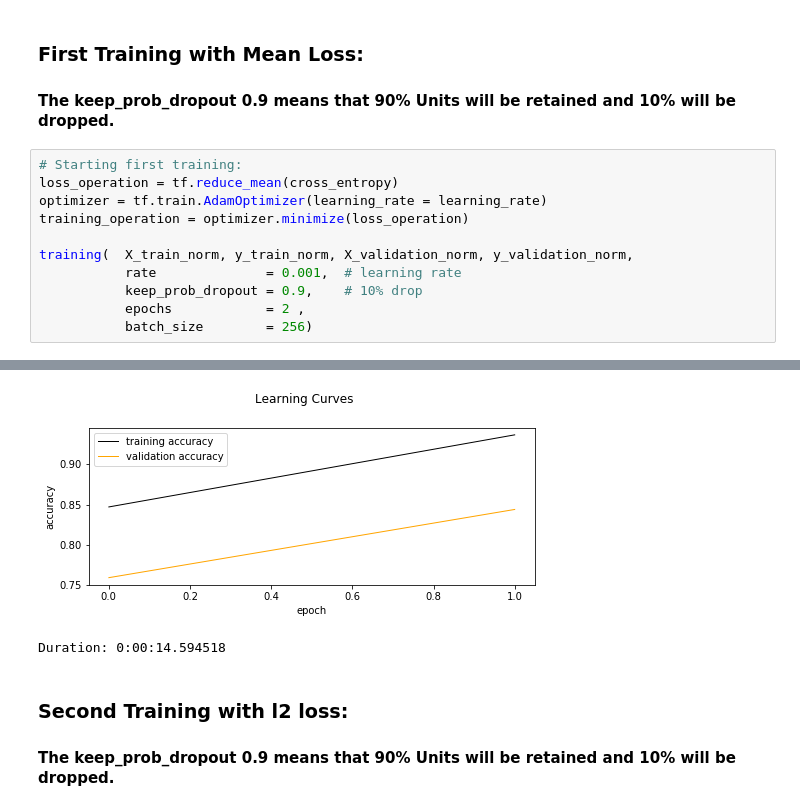
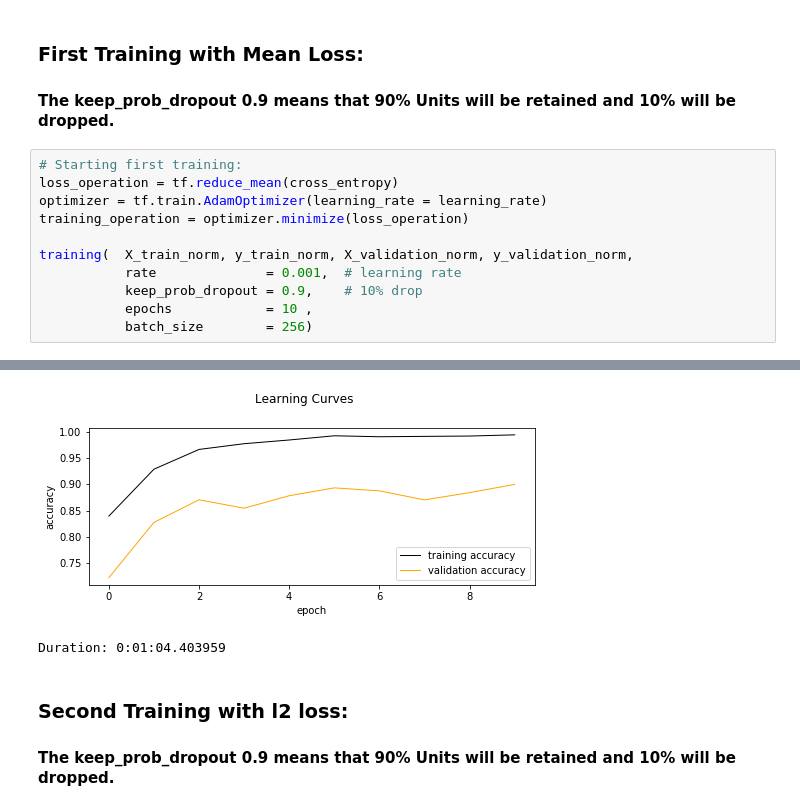
Before and after one commit to cristianku/CarND-Traffic-Sign-Classifier-Project, a Jupyter notebook: Traffic_Sign_Classifier.ipynb, the cells around one changed output, grey strips where cells are left out. Cells and saved outputs as stored; diff of their text form.

```diff
--- a/Traffic_Sign_Classifier.ipynb
+++ b/Traffic_Sign_Classifier.ipynb
@@ -461,7 +462,7 @@ training_operation = optimizer.minimize(loss_operation)
 training(  X_train_norm, y_train_norm, X_validation_norm, y_validation_norm,
            rate              = 0.001,  # learning rate
            keep_prob_dropout = 0.9,    # 10% drop
-           epochs            = 2 ,
+           epochs            = 10 ,
            batch_size        = 256)
 # %% [output]
 Training...
@@ -469,6 +471,6 @@ Training...
 Model saved
-[figure, old version]
+[figure, new version]
-Duration: 0:00:14.594518
+Duration: 0:01:04.403959
 # %% [markdown]
 ### Second Training with l2 loss:
 #### The keep_prob_dropout 0.9 means that 90% Units will be retained and 10% will be dropped.
```
Also changed, not shown: parts of 11 cells of this notebook, 3 other files.
